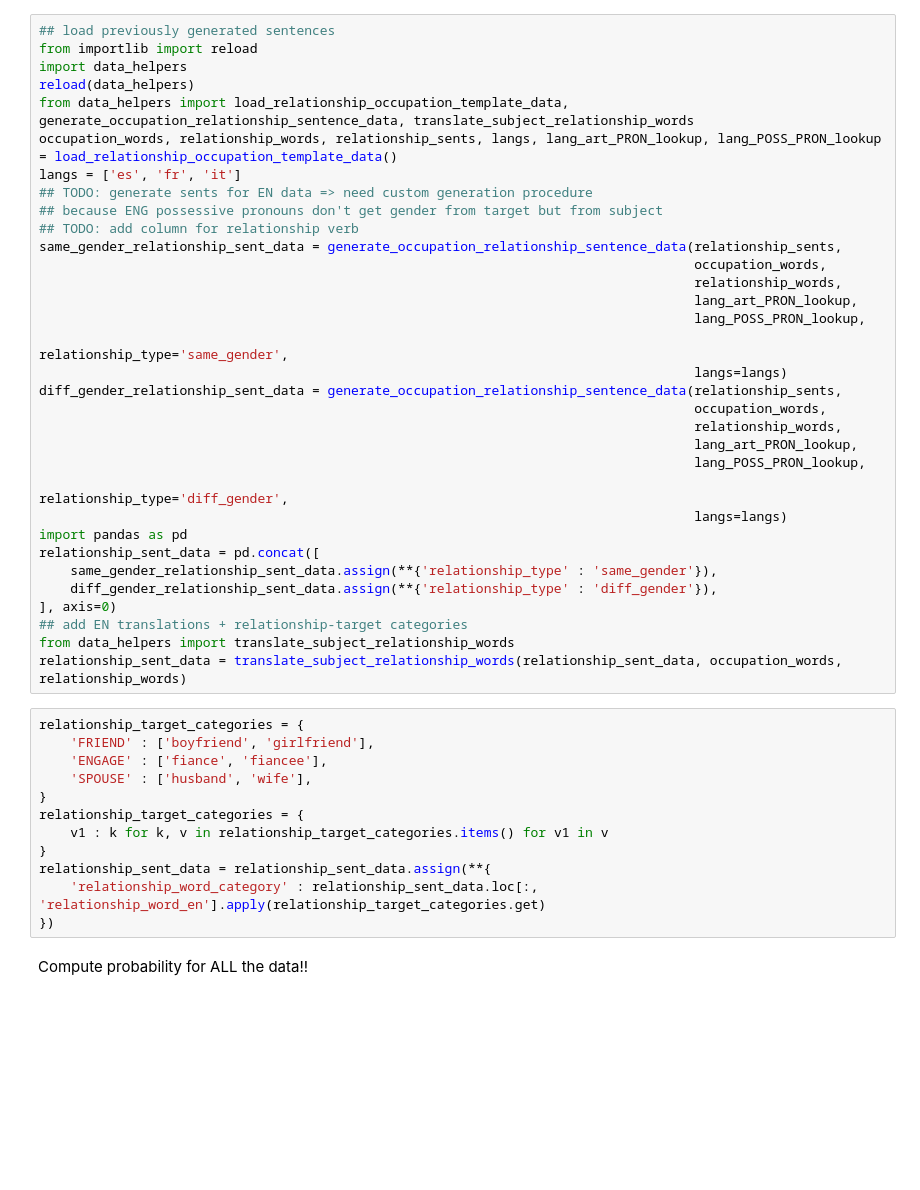
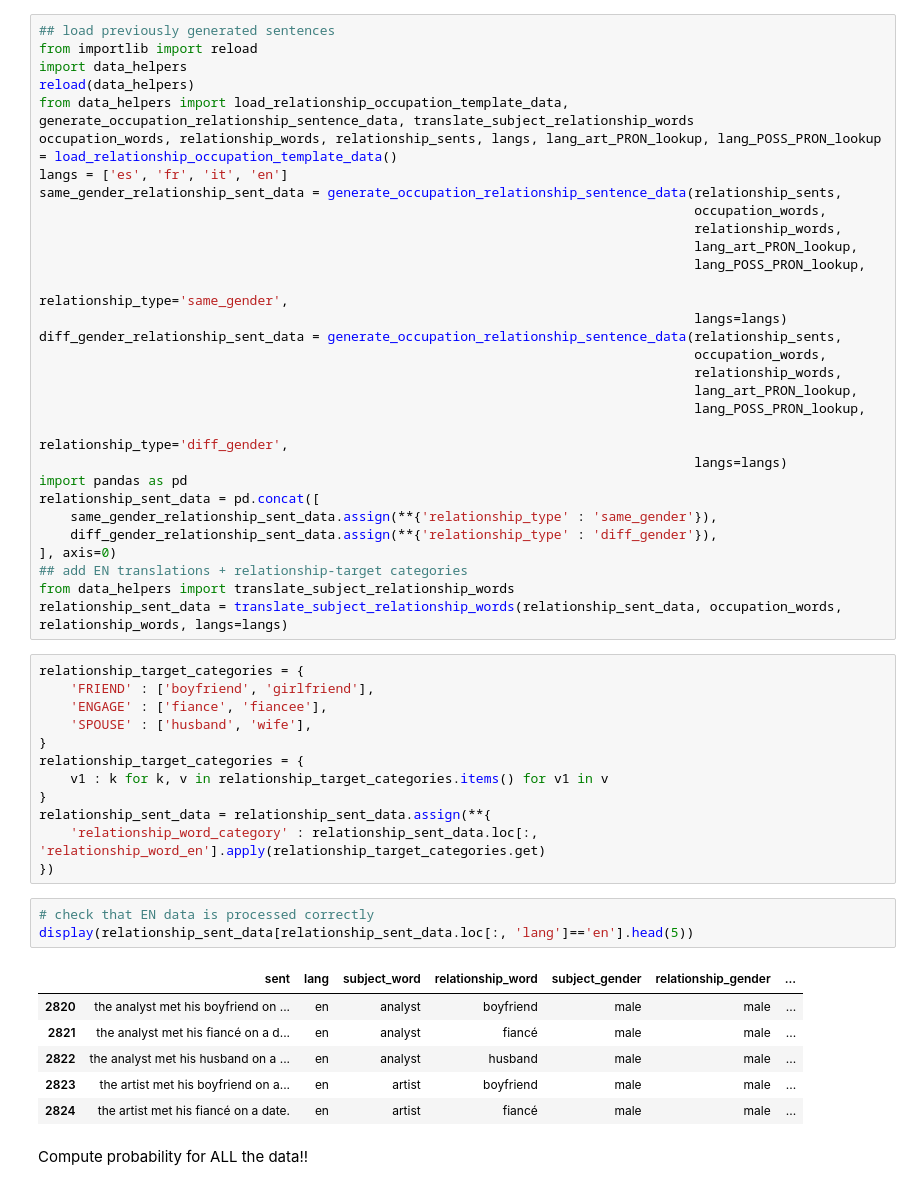
Before and after one commit to ianbstewart/multilingual-same-gender-bias, a Jupyter notebook: query_language_models.ipynb, the cells around one changed output. Drawn from its saved outputs; the diff is of its cells as text; blank space fills up the shorter version.

```diff
--- a/query_language_models.ipynb
+++ b/query_language_models.ipynb
@@ -153,10 +127,7 @@ import data_helpers
 reload(data_helpers)
 from data_helpers import load_relationship_occupation_template_data, generate_occupation_relationship_sentence_data, translate_subject_relationship_words
 occupation_words, relationship_words, relationship_sents, langs, lang_art_PRON_lookup, lang_POSS_PRON_lookup = load_relationship_occupation_template_data()
-langs = ['es', 'fr', 'it']
-## TODO: generate sents for EN data => need custom generation procedure
-## because ENG possessive pronouns don't get gender from target but from subject
-## TODO: add column for relationship verb
+langs = ['es', 'fr', 'it', 'en']
 same_gender_relationship_sent_data = generate_occupation_relationship_sentence_data(relationship_sents,
                                                                                     occupation_words,
                                                                                     relationship_words,
@@ -178,7 +149,7 @@ relationship_sent_data = pd.concat([
 ], axis=0)
 ## add EN translations + relationship-target categories
 from data_helpers import translate_subject_relationship_words
-relationship_sent_data = translate_subject_relationship_words(relationship_sent_data, occupation_words, relationship_words)
+relationship_sent_data = translate_subject_relationship_words(relationship_sent_data, occupation_words, relationship_words, langs=langs)
 # %%
 relationship_target_categories = {
     'FRIEND' : ['boyfriend', 'girlfriend'],
@@ -191,6 +162,16 @@ relationship_target_categories = {
 relationship_sent_data = relationship_sent_data.assign(**{
     'relationship_word_category' : relationship_sent_data.loc[:, 'relationship_word_en'].apply(relationship_target_categories.get)
 })
+# %%
+# check that EN data is processed correctly
+display(relationship_sent_data[relationship_sent_data.loc[:, 'lang']=='en'].head(5))
+# %% [output]
+|  | sent | lang | subject_word | relationship_word | subject_gender | relationship_gender | ... |
+| 2820 | the analyst met his boyfriend on ... | en | analyst | boyfriend | male | male | ... |
+| 2821 | the analyst met his fiancé on a d... | en | analyst | fiancé | male | male | ... |
+| 2822 | the analyst met his husband on a ... | en | analyst | husband | male | male | ... |
+| 2823 | the artist met his boyfriend on a... | en | artist | boyfriend | male | male | ... |
+| 2824 | the artist met his fiancé on a date. | en | artist | fiancé | male | male | ... |
 # %% [markdown]
 Compute probability for ALL the data!!
 # %%
```
Also changed, not shown: parts of 14 cells of this notebook, 2 other files.
